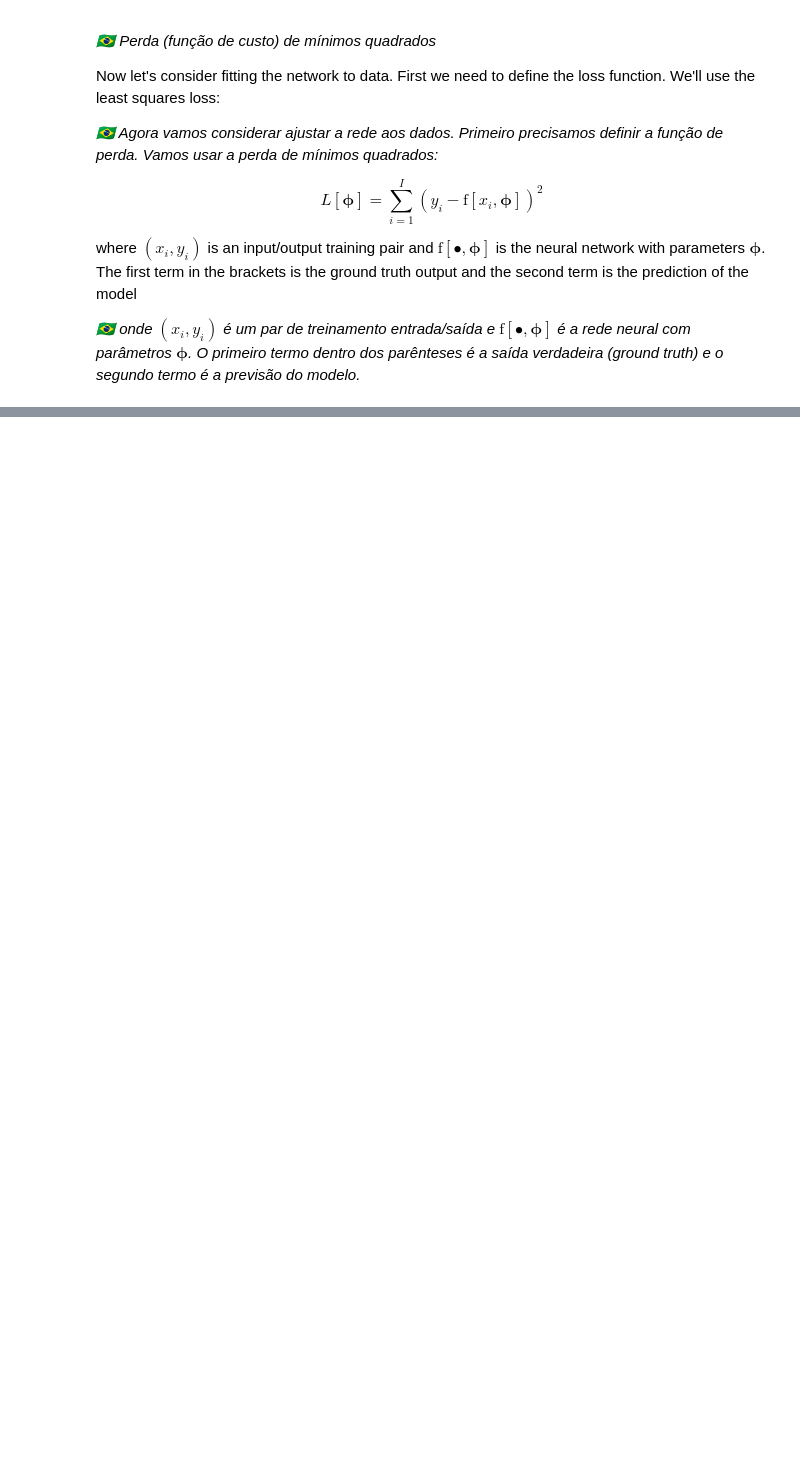
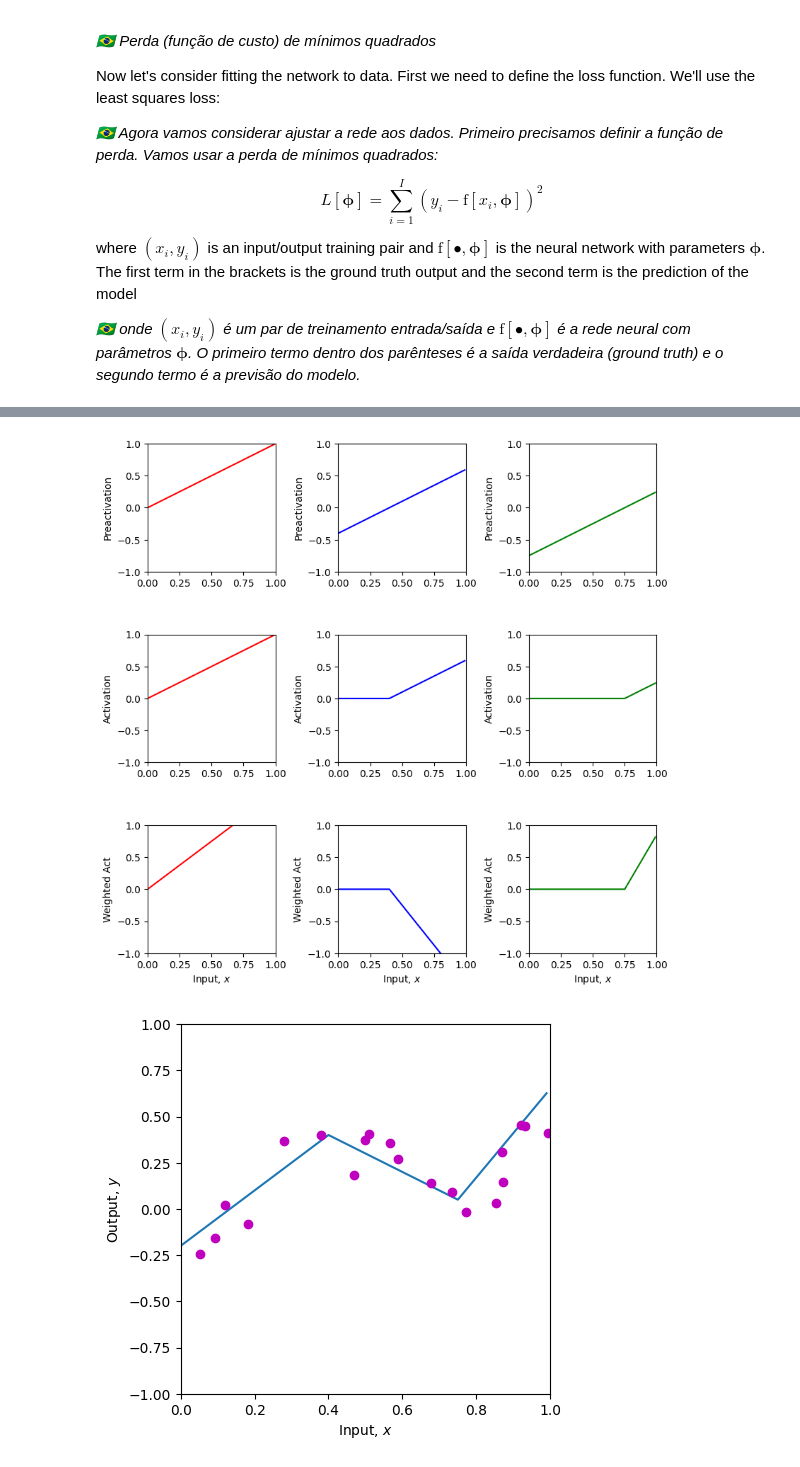
Before and after one commit to dulce-costa/Machine-Learning, a Jupyter notebook: Picme 2.2/Chap03/3_1_Shallow_Networks_I.ipynb, the cells around one changed output, grey strips where cells are left out. Cells and saved outputs as stored; diff of their text form; code cells hidden in the pictures; blank space fills up the shorter version.

```diff
--- a/Picme 2.2/Chap03/3_1_Shallow_Networks_I.ipynb
+++ b/Picme 2.2/Chap03/3_1_Shallow_Networks_I.ipynb
@@ -241,3 +307,11 @@ def least_squares_loss(y_train, y_predict):
+# %%
+# Least squares function
+# PT: Função de mínimos quadrados
+def least_squares_loss(y_train, y_predict):
+
+  loss = np.sum((y_train - y_predict)**2)
+
+  return loss
 # %%
 # Now lets define some parameters, run the neural network, and compute the loss
 # PT: Agora vamos definir alguns parâmetros, executar a rede neural e calcular a perda
@@ -288,0 +367,28 @@ print('Your Loss = %3.3f, True value = 9.385'%(loss))
+# %%
+#Parâmetros manipulados com o Gemini
+
+# Tuned parameters for low loss (~0.175)
+theta_10 =  0.0  ; theta_11 = 1.0
+theta_20 = -0.4  ; theta_21 = 1.0
+theta_30 = -0.75 ; theta_31 = 1.0
+
+phi_0 = -0.2
+phi_1 =  1.5
+phi_2 = -2.5
+phi_3 =  3.4
+
+# Run the neural network on the training data
+y_predict, *_ = shallow_1_1_3(x_train, ReLU, phi_0, phi_1, phi_2, phi_3,
+                              theta_10, theta_11, theta_20, theta_21, theta_30, theta_31)
+
+# Compute loss
+loss = least_squares_loss(y_train, y_predict)
+print('Your Loss = %3.3f, Target = 0.181' % (loss))
+
+# PT: Executamos a rede neural para cada um desses valores de entrada
+y, pre_1, pre_2, pre_3, act_1, act_2, act_3, w_act_1, w_act_2, w_act_3 = \
+    shallow_1_1_3(x, ReLU, phi_0,phi_1,phi_2,phi_3, theta_10, theta_11, theta_20, theta_21, theta_30, theta_31)
+# And then plot it
+# PT: E depois plotamos
+plot_neural(x, y, pre_1, pre_2, pre_3, act_1, act_2, act_3, w_act_1, w_act_2, w_act_3, plot_all=True, x_data = x_train, y_data = y_train)
+# %% [output]
@@ -288,0 +396,2 @@ print('Your Loss = %3.3f, True value = 9.385'%(loss))
+[figure, added]
+[figure, added]
```
Also changed, not shown: parts of 6 cells of this notebook.
